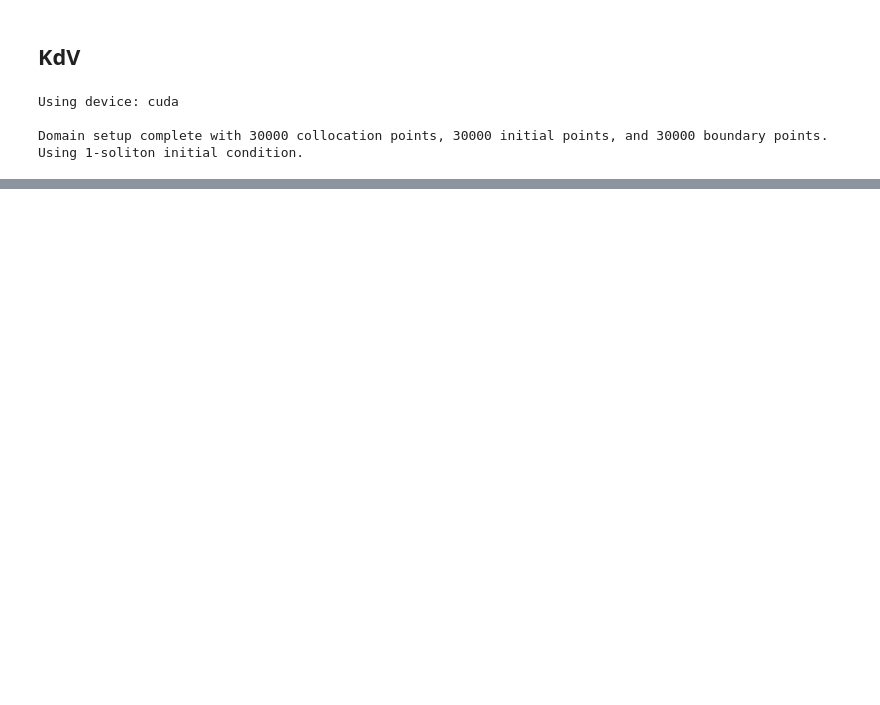
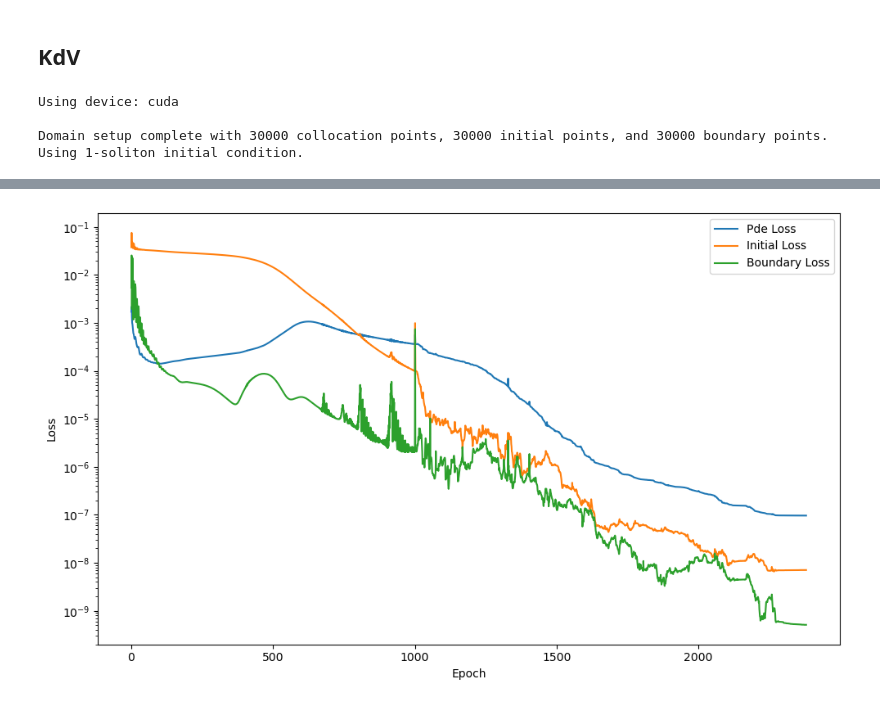
Before and after one commit to karnavr/pinns, a Jupyter notebook: kdv.ipynb, the cells around one changed output, grey strips where cells are left out. Saved outputs shown, nothing was run; the diff lists cells and outputs as text; code cells hidden in the pictures; blank space fills up the shorter version.

Commit message:
plot individual losses

```diff
--- a/kdv.ipynb
+++ b/kdv.ipynb
@@ -39,0 +40,4 @@ model.plot_losses(losses)
+# %%
+model.plot_losses(losses, component=['pde', 'initial', 'boundary'])
+# %% [output]
+[figure, added]
```
Also changed, not shown: parts of 6 cells of this notebook, 2 other files.
